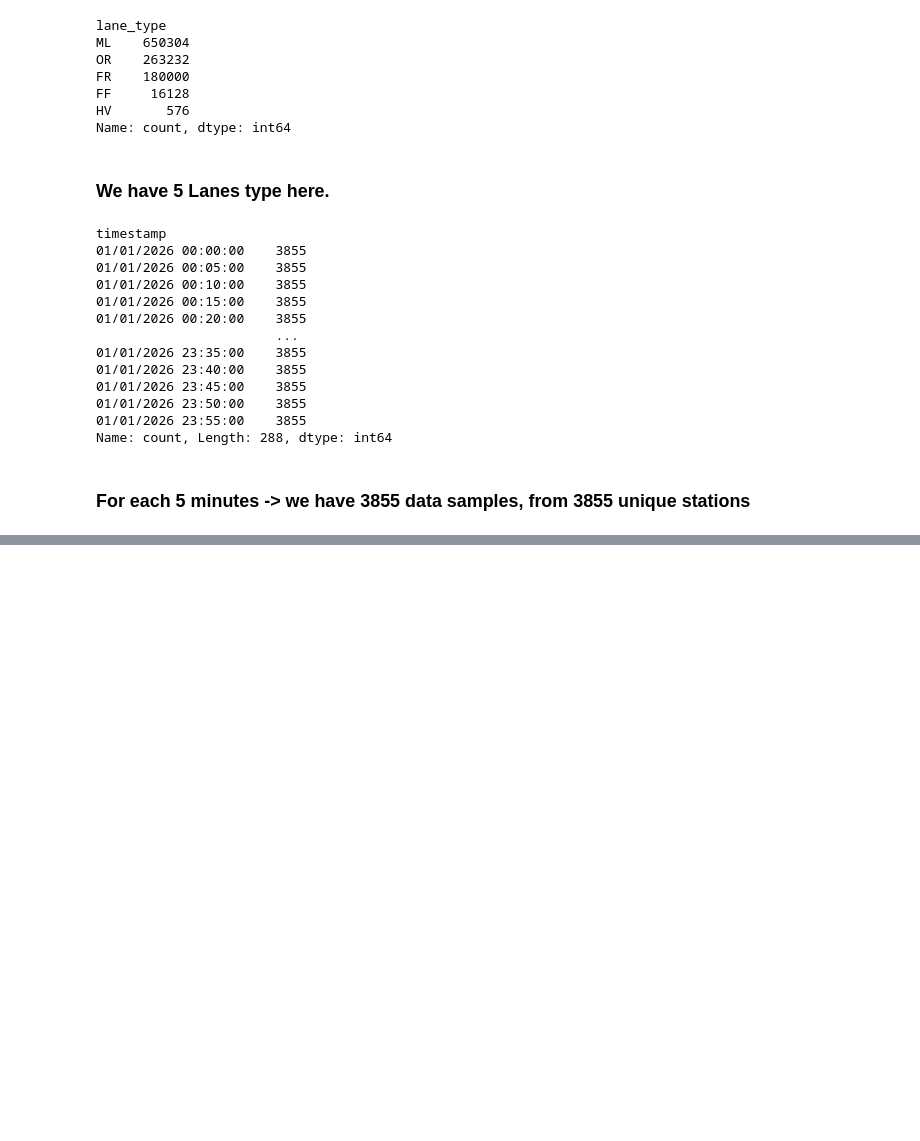
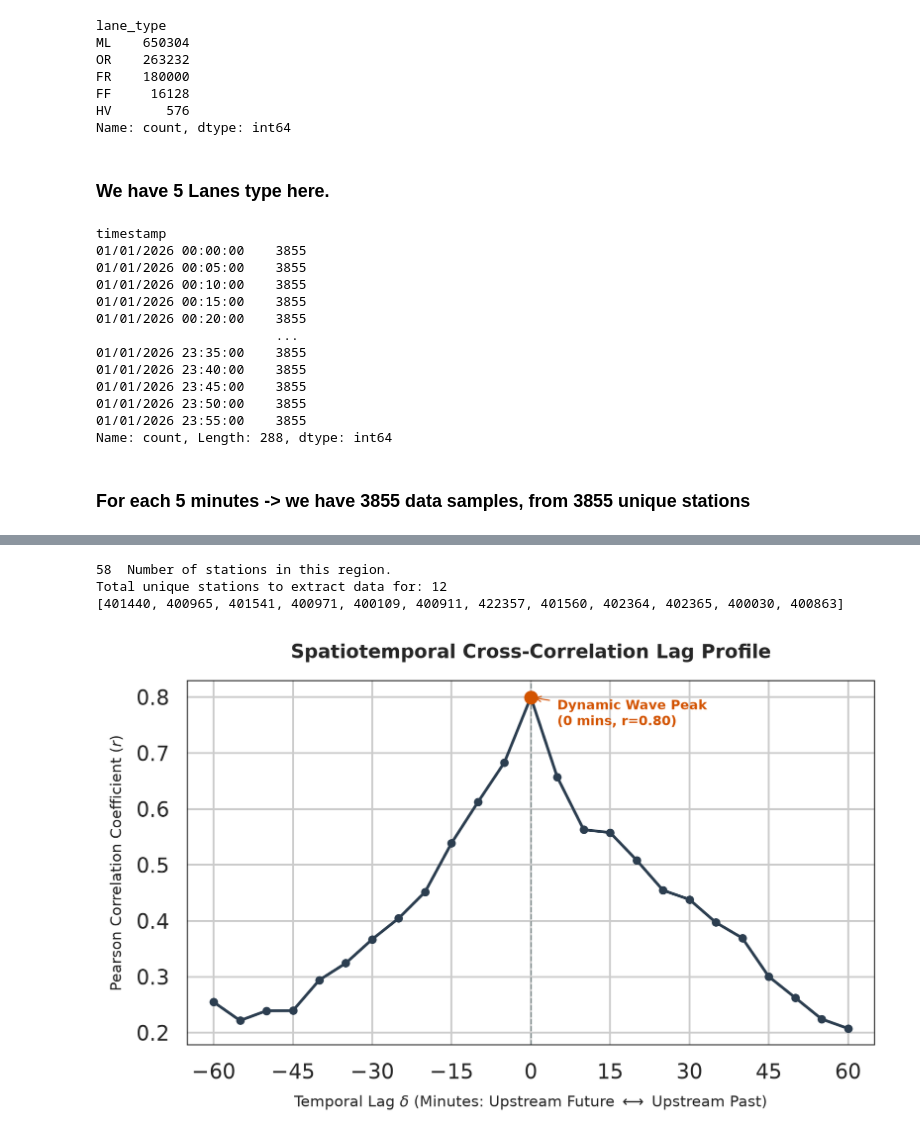
Before and after one commit to judgeofmyown/Traffic-Congestion, a Jupyter notebook: dataset_eda.ipynb, the cells around one changed output, grey strips where cells are left out. Cells and saved outputs as stored; diff of their text form; code cells hidden in the pictures; blank space fills up the shorter version.

Commit message:
Generated Plots

```diff
--- a/dataset_eda.ipynb
+++ b/dataset_eda.ipynb
@@ -206,0 +337,68 @@ Index([400000, 400001, 400002, 400006, 400007, 400009, 400010, 400011, 400014,
+# %%
+corridors = get_stations_near_roi(st_mtdta_df)
+selected_ids = set()
+for corridor_name, corridor_df in corridors.items():
+    selected_ids.update(corridor_df['ID'].tolist())
+selected_ids = list(selected_ids)
+
+print(f"Total unique stations to extract data for: {len(selected_ids)}")
+print(selected_ids)
+
+params = ["total_flow", "avg_occupancy", "avg_speed"]
+
+filtered_df = data_df[data_df['station'].isin(selected_ids)]
+
+flow_mat = param_mat("total_flow", selected_ids, filtered_df)
+occupancy_mat = param_mat("avg_occupancy", selected_ids, filtered_df)
+speed_mat = param_mat("avg_speed", selected_ids, filtered_df)
+# %% [output]
+58  Number of stations in this region.
+Total unique stations to extract data for: 12
+[401440, 400965, 401541, 400971, 400109, 400911, 422357, 401560, 402364, 402365, 400030, 400863]
+# %%
+
+# make sure they are same Direction and Freeway
+bottleneck_id = 400001  # 400001  NB 880 rm-n-loop   ML  387.897  37.364085 -121.901149
+upstream_id = 400965 #  400965 NB Oakland Rd rm-n-diag  387.477
+
+speed_mat.index = pd.to_datetime(speed_mat.index)
+lags = np.arange(-12, 13)
+correlations = []
+
+for lag in lags:
+    shifted_upstream = speed_mat[upstream_id].shift(lag)
+    corr = interchange_101_speed_mat[bottleneck_id].corr(shifted_upstream)
+    correlations.append(corr)
+
+lag_minutes = lags * 5
+
+plt.rcParams['font.family'] = 'sans-serif'
+plt.rcParams['font.size'] = 8
+sns.set_theme(style="whitegrid", rc={"axes.edgecolor": "black", "axes.linewidth": 0.5})
+
+fig, ax = plt.subplots(figsize=(6, 3.8), dpi=300)
+
+ax.plot(lag_minutes, correlations, color='#2c3e50', linewidth=1.5, marker='o', markersize=3.5, label='Traffic Speed')
+peak_idx = np.argmax(np.abs(correlations))
+peak_lag = lag_minutes[peak_idx]
+peak_corr = correlations[peak_idx]
+
+ax.scatter(peak_lag, peak_corr, color='#d35400', s=40, zorder=5)
+ax.annotate(f"Dynamic Wave Peak\n({peak_lag} mins, r={peak_corr:.2f})",
+            xy=(peak_lag, peak_corr),
+            xytext=(peak_lag + 5, peak_corr - 0.05 if peak_corr > 0 else peak_corr + 0.05),
+            fontsize=7, fontweight='bold', color='#d35400',
+            arrowprops=dict(arrowstyle="->", color='#d35400', linewidth=0.6))
+
+ax.set_title("Spatiotemporal Cross-Correlation Lag Profile", fontsize=10, fontweight='bold', pad=12)
+ax.set_xlabel("Temporal Lag $\delta$ (Minutes: Upstream Future $\longleftrightarrow$ Upstream Past)", fontsize=8, labelpad=6)
+ax.set_ylabel("Pearson Correlation Coefficient ($r$)", fontsize=8, labelpad=6)
+ax.axvline(x=0, color='#7f8c8d', linestyle='--', linewidth=0.7)
+ax.set_xlim(-65, 65)
+ax.set_xticks(np.arange(-60, 61, 15))
+# print(correlations)
+plt.tight_layout()
+# plt.savefig('phase3_cross_correlation.png', bbox_inches='tight', dpi=300)
+plt.show()
+# %% [output]
+[figure, added]
```
Also changed, not shown: parts of 18 cells of this notebook, 22 other files.
